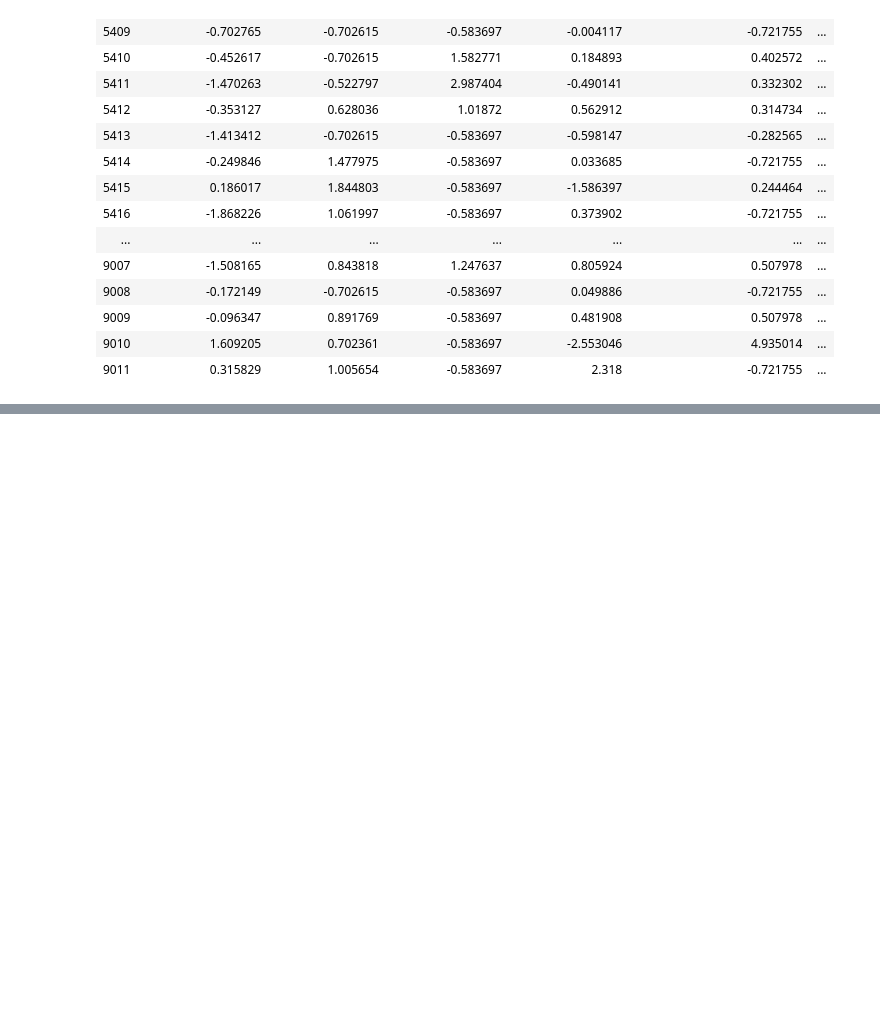
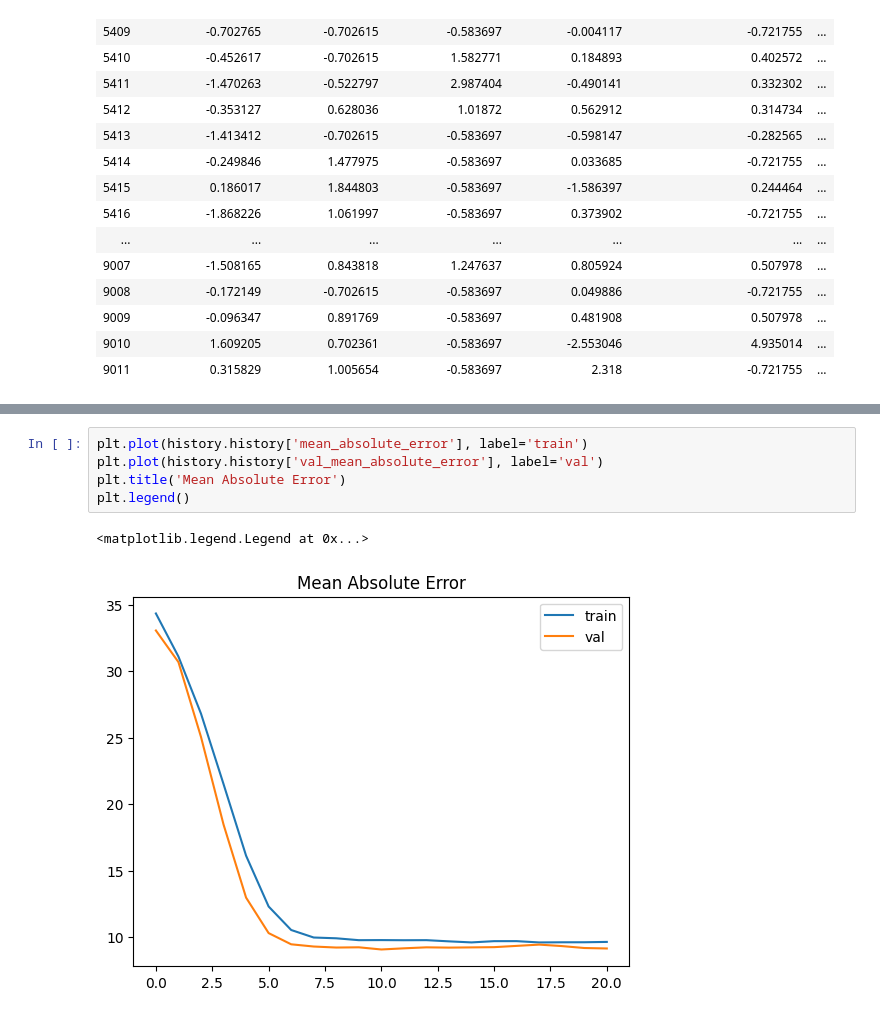
Before and after one commit to kurazu/kaggle-playground, a Jupyter notebook: s03e09/Model.ipynb, the cells around one changed output, grey strips where cells are left out. Saved outputs shown, nothing was run; the diff lists cells and outputs as text; blank space fills up the shorter version.

```diff
--- a/s03e09/Model.ipynb
+++ b/s03e09/Model.ipynb
@@ -171,0 +303,8 @@ shape: (3605, 9)
+# %%
+plt.plot(history.history['mean_absolute_error'], label='train')
+plt.plot(history.history['val_mean_absolute_error'], label='val')
+plt.title('Mean Absolute Error')
+plt.legend()
+# %% [output]
+<matplotlib.legend.Legend at 0x...>
+[figure, added]
```
Also changed, not shown: parts of 23 cells of this notebook, 1 other file.
